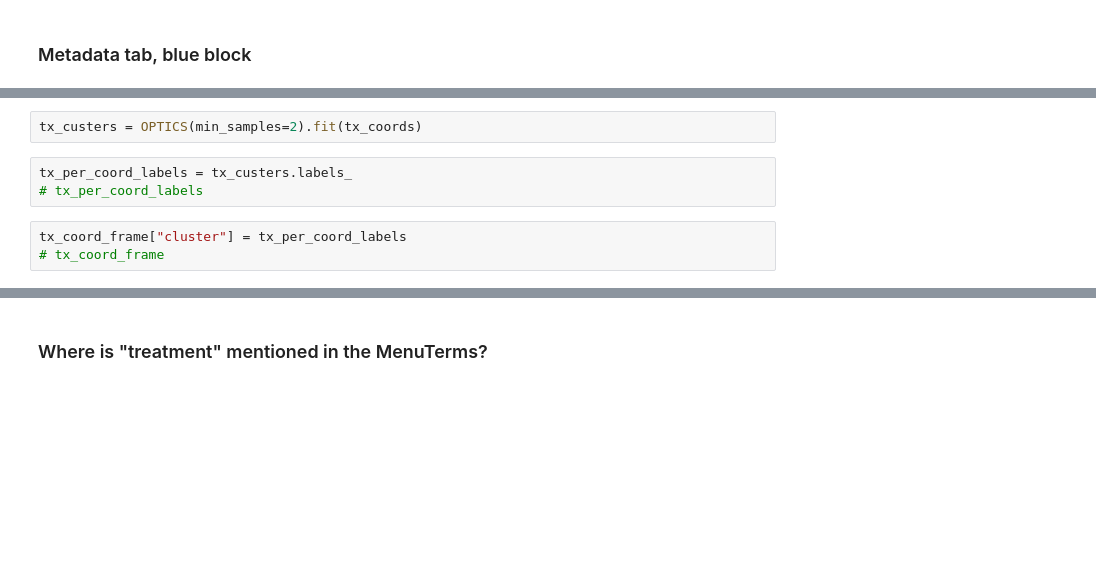
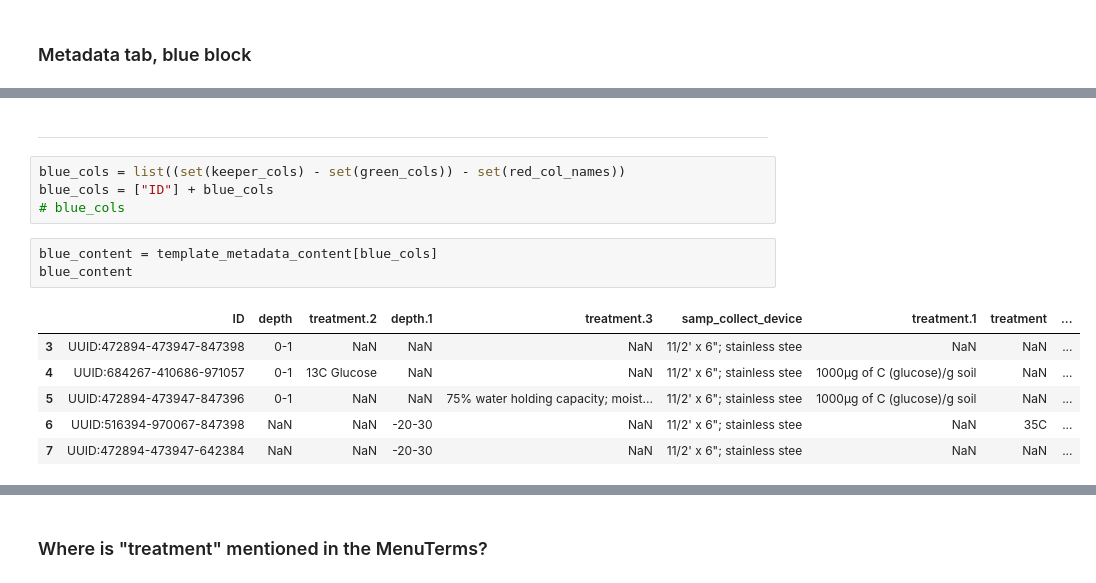
Before and after one commit to microbiomedata/nmdc-metadata, a Jupyter notebook: notebooks/nmdc_metadata_issue_375_prototype.ipynb, the cells around one changed output, grey strips where cells are left out. Cells and saved outputs as stored; diff of their text form; blank space fills up the shorter version.

```diff
--- a/notebooks/nmdc_metadata_issue_375_prototype.ipynb
+++ b/notebooks/nmdc_metadata_issue_375_prototype.ipynb
@@ -714,8 +850,16 @@ tx_coord_frame = pd.DataFrame(tx_coords, columns=["y", "x"])
-# %%
-tx_custers = OPTICS(min_samples=2).fit(tx_coords)
-# %%
-tx_per_coord_labels = tx_custers.labels_
-# tx_per_coord_labels
-# %%
-tx_coord_frame["cluster"] = tx_per_coord_labels
-# tx_coord_frame
+# %% [markdown]
+---
+# %%
+blue_cols = list((set(keeper_cols) - set(green_cols)) - set(red_col_names))
+blue_cols = ["ID"] + blue_cols
+# blue_cols
+# %%
+blue_content = template_metadata_content[blue_cols]
+blue_content
+# %% [output]
+|  | ID | depth | treatment.2 | depth.1 | treatment.3 | samp_collect_device | treatment.1 | treatment | ... |
+| 3 | UUID:472894-473947-847398 | 0-1 | NaN | NaN | NaN | 11/2' x 6"; stainless stee | NaN | NaN | ... |
+| 4 | UUID:684267-410686-971057 | 0-1 | 13C Glucose | NaN | NaN | 11/2' x 6"; stainless stee | 1000µg of C (glucose)/g soil | NaN | ... |
+| 5 | UUID:472894-473947-847396 | 0-1 | NaN | NaN | 75% water holding capacity; moist... | 11/2' x 6"; stainless stee | 1000µg of C (glucose)/g soil | NaN | ... |
+| 6 | UUID:516394-970067-847398 | NaN | NaN | -20-30 | NaN | 11/2' x 6"; stainless stee | NaN | 35C | ... |
+| 7 | UUID:472894-473947-642384 | NaN | NaN | -20-30 | NaN | 11/2' x 6"; stainless stee | NaN | NaN | ... |
```
Also changed, not shown: parts of 94 cells of this notebook, 2 other files.
